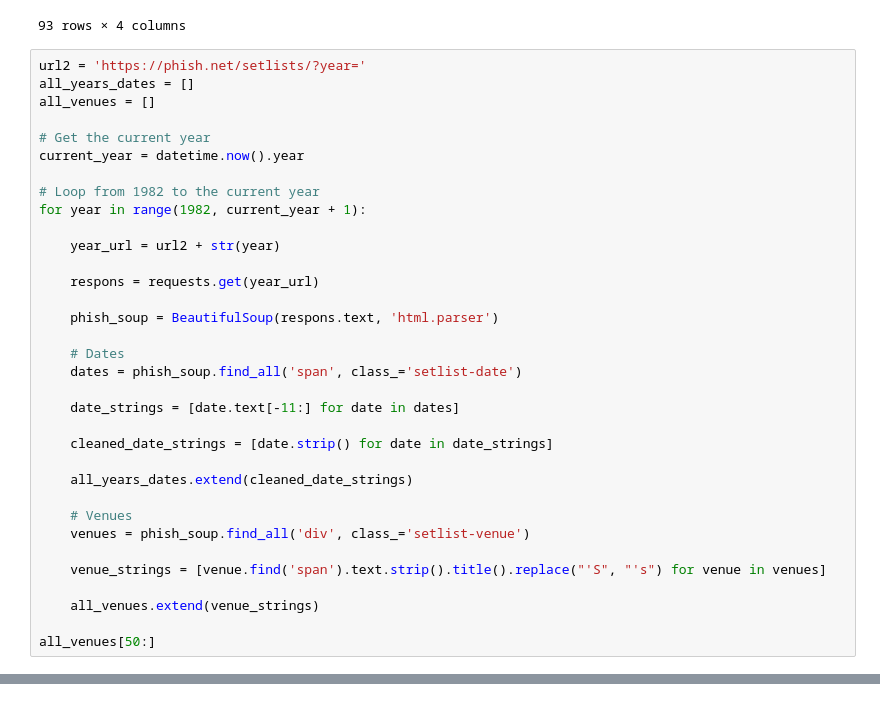
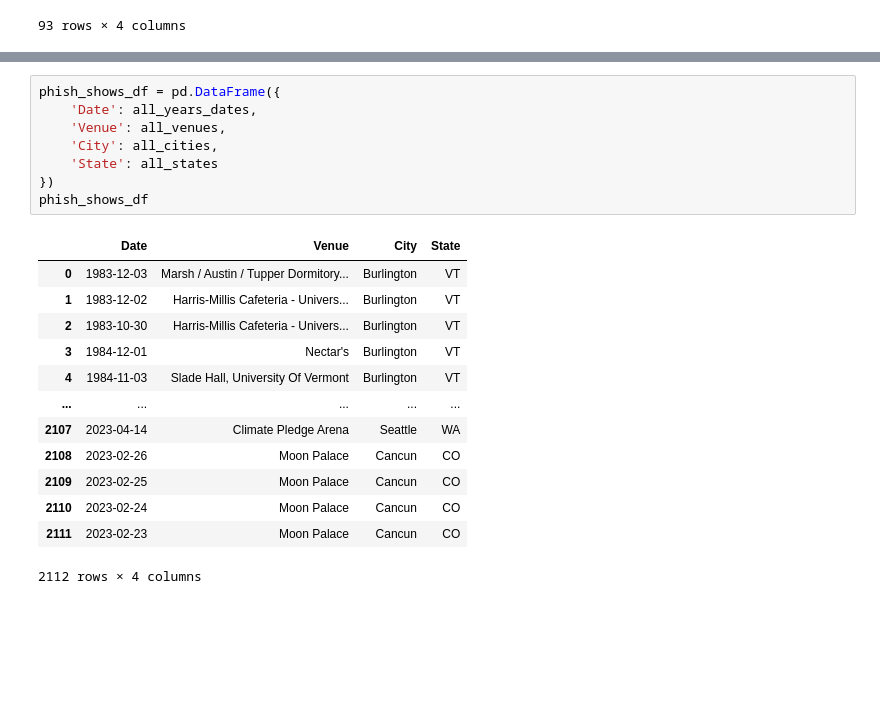
Before and after one commit to digital-buddha42/Phish-data-web-scraping, a Jupyter notebook: Phish Concert Data ETL-Copy1.ipynb, the cells around one changed output, grey strips where cells are left out. Drawn from its saved outputs; the diff is of its cells as text; blank space fills up the shorter version.

Commit message:
Mostly cleaned. State is off for non US dates.

```diff
--- a/Phish Concert Data ETL-Copy1.ipynb
+++ b/Phish Concert Data ETL-Copy1.ipynb
@@ -128,37 +128,3 @@ phish_p1_df
 | 91 | 02/23/2022 | Moon Palace | Cancun | CO |
 | 92 | 12/31/2021 | Rock Lititz | Lititz | PA |
 93 rows × 4 columns
-# %%
-url2 = 'https://phish.net/setlists/?year='
-all_years_dates = []
-all_venues = []
-
-# Get the current year
-current_year = datetime.now().year
-
-# Loop from 1982 to the current year
-for year in range(1982, current_year + 1):
-
-    year_url = url2 + str(year)
-
-    respons = requests.get(year_url)
-
-    phish_soup = BeautifulSoup(respons.text, 'html.parser')
-
-    # Dates
-    dates = phish_soup.find_all('span', class_='setlist-date')
-
-    date_strings = [date.text[-11:] for date in dates]
-
-    cleaned_date_strings = [date.strip() for date in date_strings]
-
-    all_years_dates.extend(cleaned_date_strings)
-
-    # Venues
-    venues = phish_soup.find_all('div', class_='setlist-venue')
-
-    venue_strings = [venue.find('span').text.strip().title().replace("'S", "'s") for venue in venues]
-
-    all_venues.extend(venue_strings)
-
-all_venues[50:]
@@ -190,0 +199,22 @@ len(all_venues)
+# %%
+phish_shows_df = pd.DataFrame({
+    'Date': all_years_dates,
+    'Venue': all_venues,
+    'City': all_cities,
+    'State': all_states
+})
+phish_shows_df
+# %% [output]
+|  | Date | Venue | City | State |
+| 0 | 1983-12-03 | Marsh / Austin / Tupper Dormitory... | Burlington | VT |
+| 1 | 1983-12-02 | Harris-Millis Cafeteria - Univers... | Burlington | VT |
+| 2 | 1983-10-30 | Harris-Millis Cafeteria - Univers... | Burlington | VT |
+| 3 | 1984-12-01 | Nectar's | Burlington | VT |
+| 4 | 1984-11-03 | Slade Hall, University Of Vermont | Burlington | VT |
+| ... | ... | ... | ... | ... |
+| 2107 | 2023-04-14 | Climate Pledge Arena | Seattle | WA |
+| 2108 | 2023-02-26 | Moon Palace | Cancun | CO |
+| 2109 | 2023-02-25 | Moon Palace | Cancun | CO |
+| 2110 | 2023-02-24 | Moon Palace | Cancun | CO |
+| 2111 | 2023-02-23 | Moon Palace | Cancun | CO |
+2112 rows × 4 columns
```
Also changed, not shown: parts of 6 cells of this notebook.
